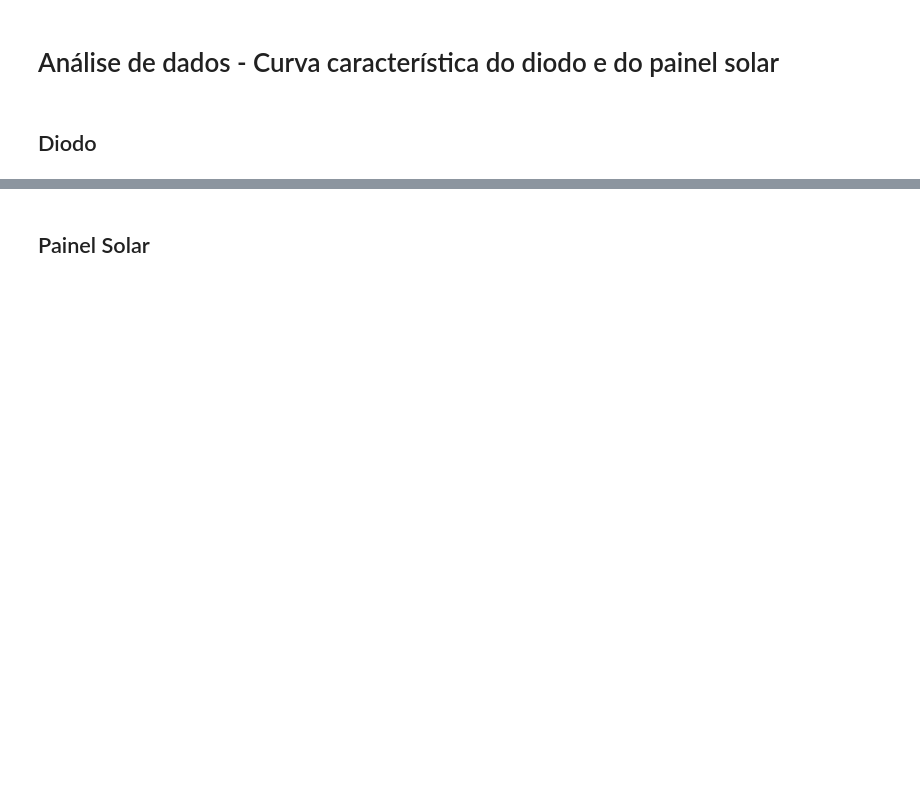
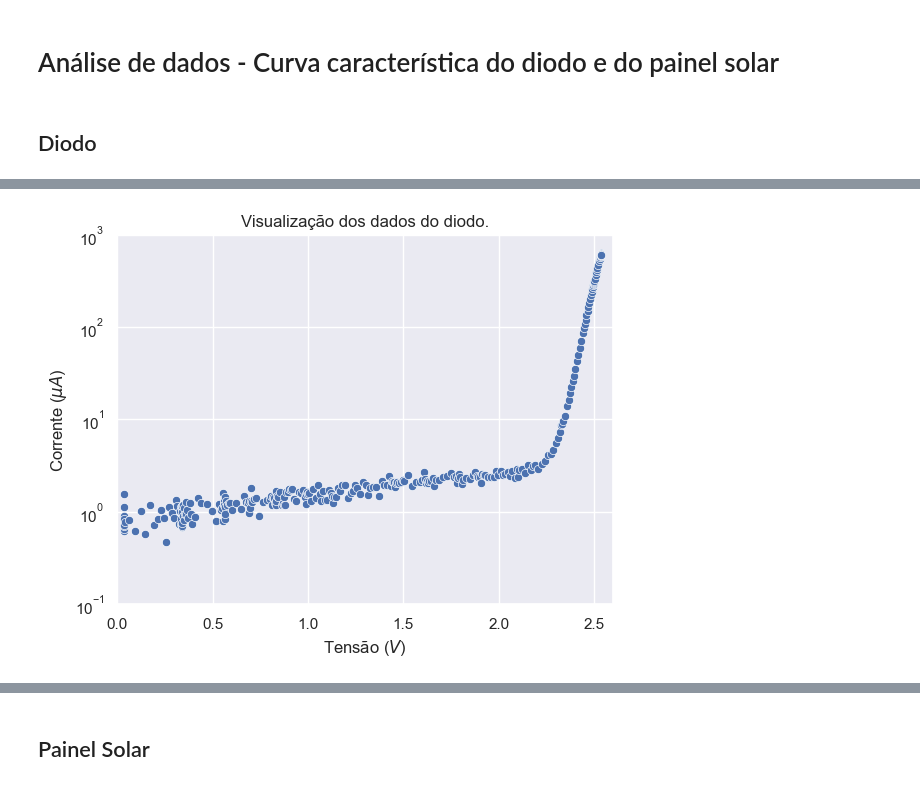
Before and after one commit to ivfreire/lab_3, a Jupyter notebook: Experimento 1/Atividade 3/análise.ipynb, the cells around one changed output, grey strips where cells are left out. Saved outputs shown, nothing was run; the diff lists cells and outputs as text; code cells hidden in the pictures; blank space fills up the shorter version.

```diff
--- a/Experimento 1/Atividade 3/análise.ipynb
+++ b/Experimento 1/Atividade 3/análise.ipynb
@@ -66,14 +66,16 @@ df_diodo['sTensao B']	= df_diodo['Tensao A'] * 0 + sigma.std()
 df_diodo['sCorrente']	= np.sqrt(( df_diodo['sTensao A'] / R[0] )**2 + ( df_diodo['Tensao A'] * R[1] / R[0]**2 )**2)
 # %%
 plt.title('Visualização dos dados do diodo.')
-sns.scatterplot(df_diodo['Tensao B'], df_diodo['Corrente']*1E6)
+sns.scatterplot(x=df_diodo['Tensao B'], y=df_diodo['Corrente']*1E6)
 plt.yscale('log')
 plt.xlim(0, 2.6)
 plt.ylim(1E-1, 1E3)
 plt.xlabel('Tensão ($V$)')
 plt.ylabel('Corrente ($\mu A$)')
 plt.savefig('Plots/diode_visual.png', dpi=300, bbox_inches='tight')
 plt.show()
+# %% [output]
+[figure, added]
 # %%
 df_fit = df_diodo.loc[(df_diodo['Tensao B'] > 2.3) & (df_diodo['Tensao B'] < 2.5)]
 # %%
```
Also changed, not shown: parts of 17 cells of this notebook, 3 other files.
